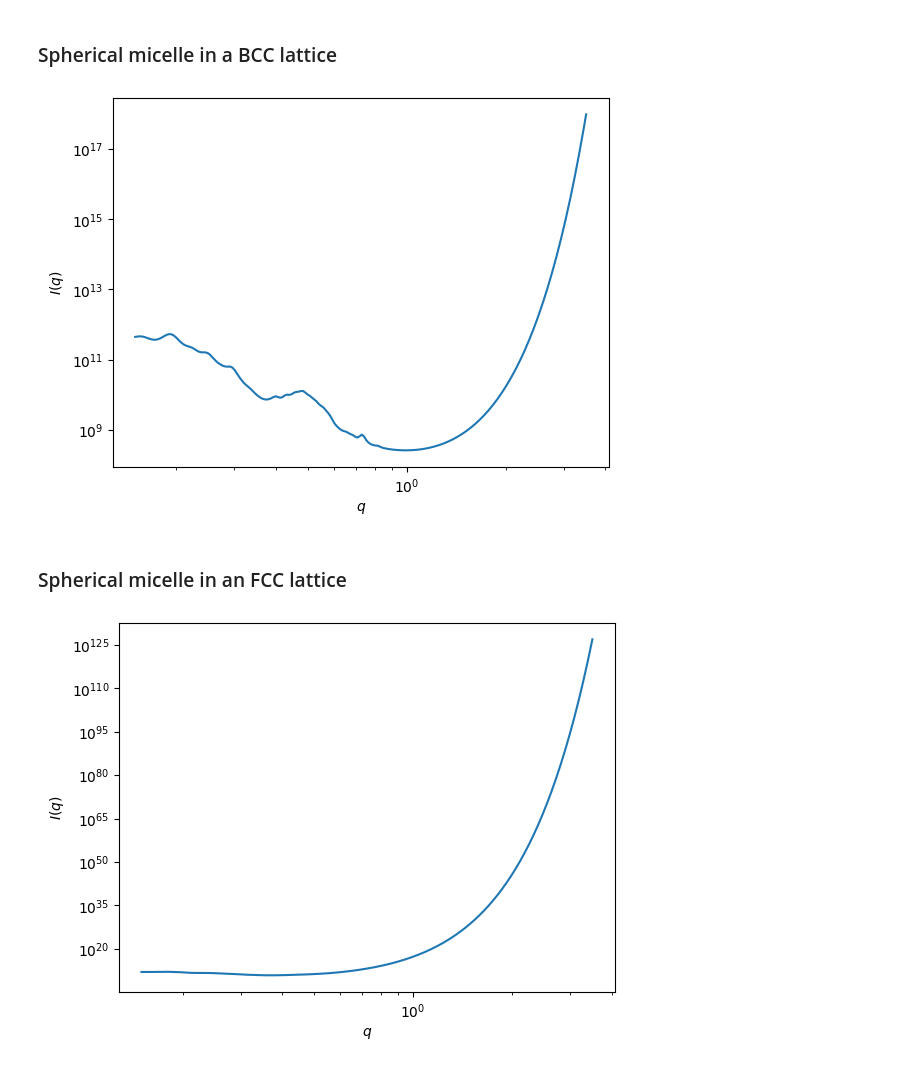
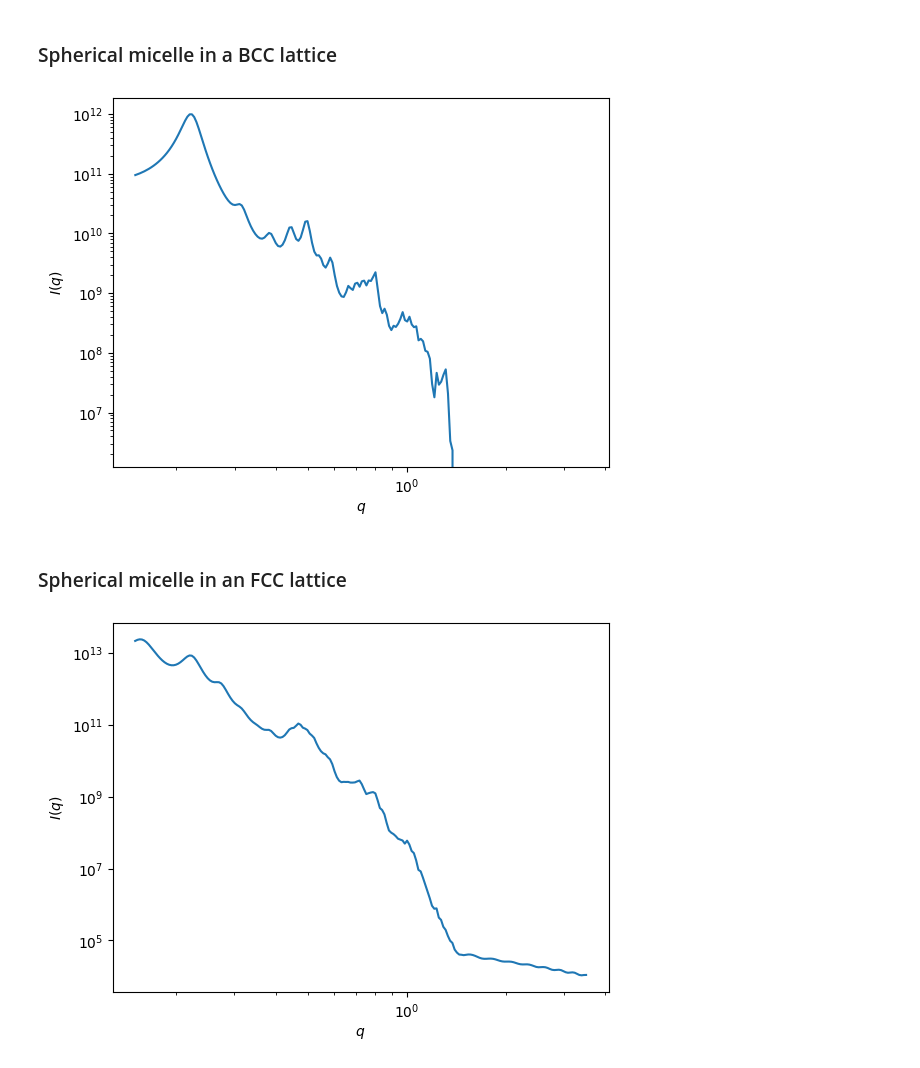
Before and after one commit to kiranvad/ScatterSim, a Jupyter notebook: examples/spherical_micelle.ipynb, the cells around one changed output. Drawn from its saved outputs; the diff is of its cells as text; code cells hidden in the pictures.

```diff
--- a/examples/spherical_micelle.ipynb
+++ b/examples/spherical_micelle.ipynb
@@ -28,7 +28,7 @@ from scattersim.particles.base import PolydisperseNanoObject
 
 pargs_sphere_micelle_pd = {"radius_core" : 10.0,
                            "rg":1.0,
-                           "sigma_radius_core" :2.0,
+                           "sigma_radius_core" :0.5,
                            }
 pd_micelle = PolydisperseNanoObject(SphericalMicelle,
                                     pargs_sphere_micelle_pd,
@@ -79,7 +79,7 @@ plt.show()
 # %%
 from scattersim.lattices.bcc import BCC
 
-lattice_spacing = 80.0
+lattice_spacing = 40.0
 sigma_D = 0.02 # add a Debye-Waller factor
 lattice = BCC([pd_micelle],
               lattice_spacing_a=lattice_spacing,
@@ -87,12 +87,13 @@ lattice = BCC([pd_micelle],
               )
 peak = PeakShape(delta=0.03, nu=0.01)
 
-Z0_bcc = lattice.intensity(q, peak)
-Pq_bcc = lattice.form_factor_squared_isotropic(q)
-c_bcc = .1
-Gq_bcc = lattice.G_q(q)
+Z0_bcc = lattice.Z0(q, peak)
+Pq_bcc = lattice.Pq(q)
 
-Sq_bcc = (c_bcc*Z0_bcc)/(Pq_bcc*Gq_bcc) + (1-Gq_bcc) # assuming beta(q) = 1
+c = 1.0
+Gq = lattice.Gq(q)
+beta_q = lattice.beta_ratio(q)
+Sq_bcc = ((c*Z0_bcc)/(Pq_bcc))*Gq + (1-(beta_q*Gq))
 Iq_bcc = Pq_bcc*Sq_bcc
 
 fig, ax = plt.subplots()
@@ -101,32 +102,33 @@ ax.set_xlabel(r"$q$")
 ax.set_ylabel(r"$I(q)$")
 plt.show()
 # %% [output]
-[figure, old version]
+[figure, new version]
 # %% [markdown]
 ### Spherical  micelle in an FCC lattice
 # %%
 from scattersim.lattices.fcc import FCC
 
-lattice_spacing = 80.0
+lattice_spacing = 40.0
 sigma_D = 0.06 # add a Debye-Waller factor
 lattice = FCC([pd_micelle],
               lattice_spacing_a=lattice_spacing,
               sigma_D=sigma_D
               )
 peak = PeakShape(delta=0.03, nu=0.01)
 
-Z0_fcc = lattice.intensity(q, peak)
-Pq_fcc = lattice.form_factor_squared_isotropic(q)
-c_fcc = .1
-Gq_fcc = lattice.G_q(q)
+Z0_fcc = lattice.Z0(q, peak)
+Pq_fcc = lattice.Pq(q)
 
-Sq_fcc = (c_fcc*Z0_fcc)/(Pq_fcc*Gq_fcc) + (1-Gq_fcc) # assuming beta(q) = 1
+c = 10.0
+Gq = lattice.Gq(q)
+beta_q = lattice.beta_ratio(q)
+Sq_fcc = ((c*Z0_fcc)/(Pq_fcc))*Gq + (1-(beta_q*Gq))
 Iq_fcc = Pq_fcc*Sq_fcc
 
 fig, ax = plt.subplots()
 ax.loglog(q, Iq_fcc)
 ax.set_xlabel(r"$q$")
 ax.set_ylabel(r"$I(q)$")
 plt.show()
 # %% [output]
-[figure, old version]
+[figure, new version]
```
Also changed, not shown: parts of 3 cells of this notebook, 5 other files.
